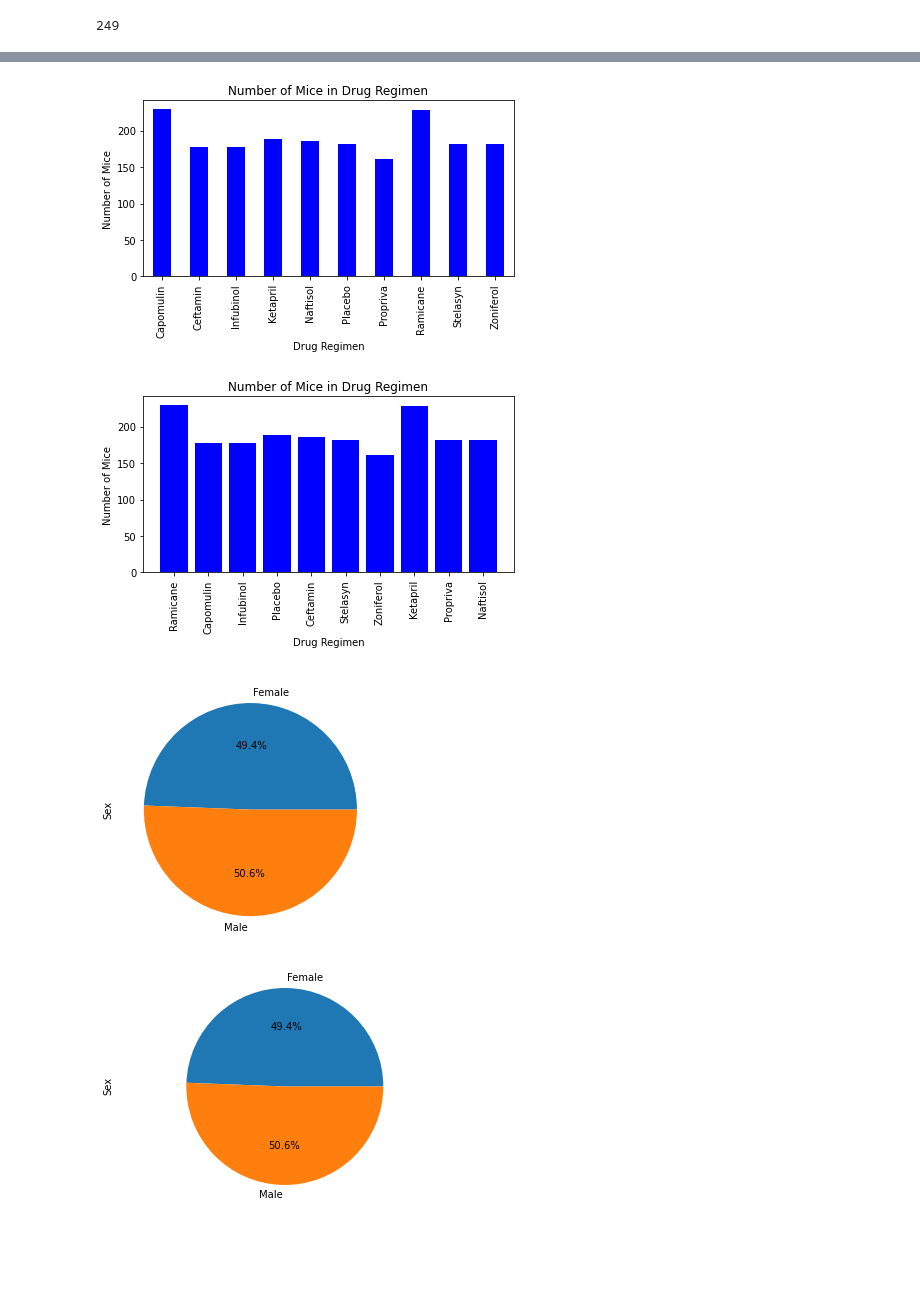
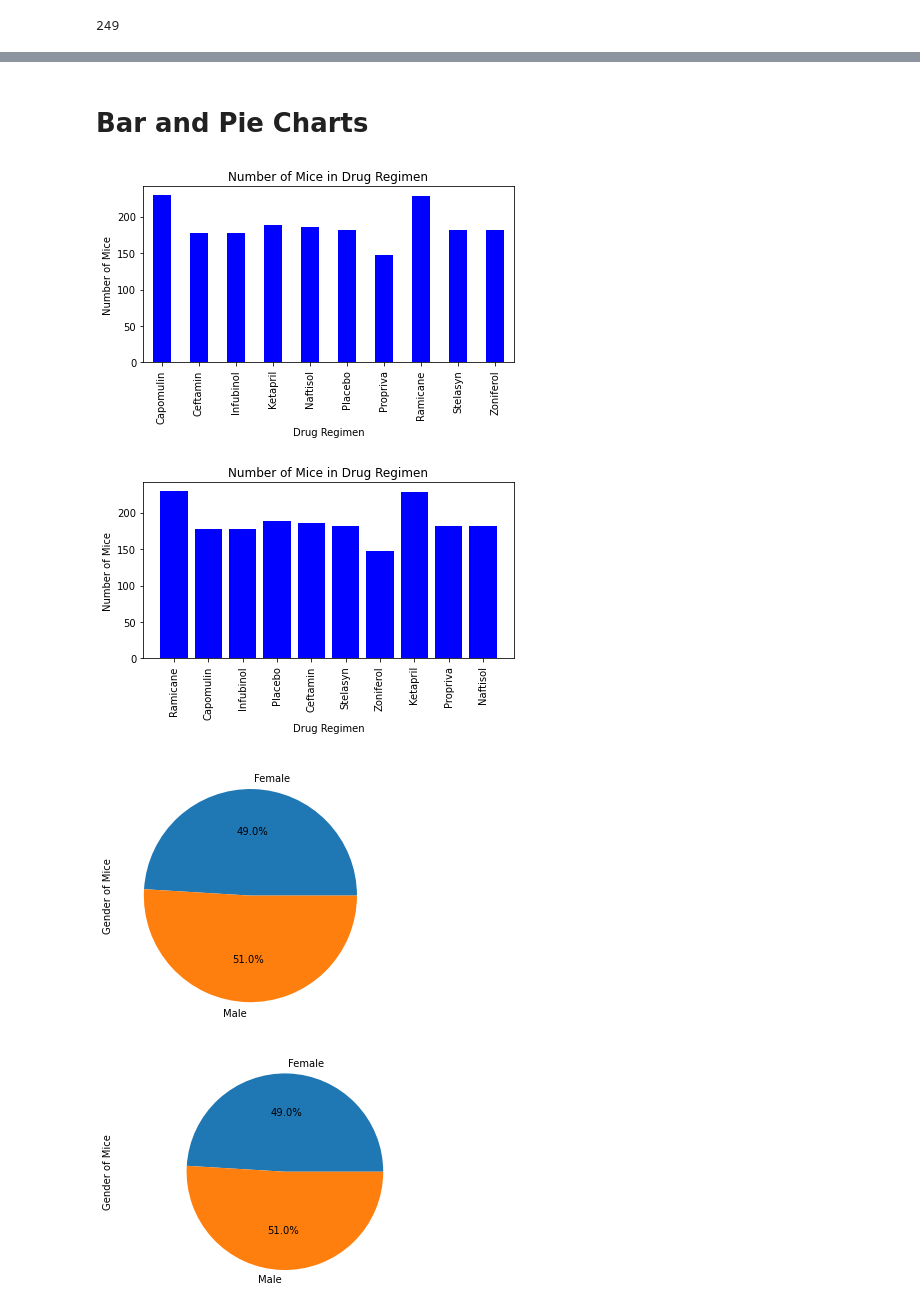
Before and after one commit to tealiie/matplotlib, a Jupyter notebook: pymaceuticals.ipynb, the cells around one changed output, grey strips where cells are left out. Cells and saved outputs as stored; diff of their text form; code cells hidden in the pictures; blank space fills up the shorter version.

```diff
--- a/pymaceuticals.ipynb
+++ b/pymaceuticals.ipynb
@@ -14,4 +22,7 @@ mouse_metadata = pd.read_csv(mouse_metadata_path)
 study_results = pd.read_csv(study_results_path)
 
 # Combine the data into a single dataset
-merged_results = pd.merge(mouse_metadata, study_results, on="Mouse ID", how="outer")
+combined_results = pd.merge(mouse_metadata, study_results, on="Mouse ID", how="outer")
+
+# Display the data table for preview
+combined_results.head()
@@ -53,4 +43,7 @@ num_mice
 # %%
 # Getting the duplicate mice by ID number that shows up for Mouse ID and Timepoint.
 
-duplicate_mice = merged_results.groupby(["Mouse ID", "Timepoint"])
+duplicate_mice = combined_results.loc[combined_results.duplicated(["Mouse ID", "Timepoint"], keep=False)]
+indexMice = combined_results[combined_results['Mouse ID'] == 'g989'].index
+
+duplicate_mice
@@ -57,2 +62,6 @@ duplicate_mice = merged_results.groupby(["Mouse ID", "Timepoint"])
 # %%
 # Create a clean DataFrame by dropping the duplicate mouse by its ID.
+
+merged_results = combined_results.drop(indexMice)
+
+merged_results.head()
@@ -93,3 +135,5 @@ drug_summary
+# %% [markdown]
+# Bar and Pie Charts
 # %%
 # Generate a bar plot showing the total number of mice for each treatment throughout the course of the study using pandas.
 
@@ -98,9 +142,9 @@ bar_pandas = tot_treatment_mice.plot(kind="bar", title="Number of Mice in Drug R
 plt.ylabel("Number of Mice")
 plt.tight_layout()
 # %% [output]
-[figure, old version]
+[figure, new version]
 # %%
-# Generate a bar plot showing the total number of mice for each treatment throughout the course of the study using pandas.
+# Generate a bar plot showing the total number of mice for each treatment throughout the course of the study using pyplot.
 
 drug_types_bar = merged_results['Drug Regimen'].unique()
 tot_treatment_mice = drug_types['Mouse ID'].count()
@@ -118,23 +162,24 @@ plt.ylabel("Number of Mice")
 plt.tight_layout()
 plt.show()
 # %% [output]
-[figure, old version]
+[figure, new version]
 # %%
 # Generate a pie plot showing the distribution of female versus male mice using pandas
 
 mice_gender = merged_results.groupby('Sex')['Sex'].count()
-gender_pandas = mice_gender.plot(kind="pie", y="Sex", autopct="%1.1f%%")
+gender_pandas = mice_gender.plot(kind="pie", y="sex", autopct="%1.1f%%")
+plt.ylabel("Gender of Mice")
 plt.tight_layout()
 # %% [output]
-[figure, old version]
+[figure, new version]
 # %%
 # Generate a pie plot showing the distribution of female versus male mice using pyplot
 
 gender_count = merged_results.groupby('Sex')['Sex'].count()
 labels = ["Female", "Male"]
 plt.pie(gender_count, labels=labels, autopct="%1.1f%%")
-plt.ylabel("Sex")
+plt.ylabel("Gender of Mice")
 plt.axis("equal")
 plt.show()
 # %% [output]
-[figure, old version]
+[figure, new version]
```
Also changed, not shown: parts of 26 cells of this notebook.
